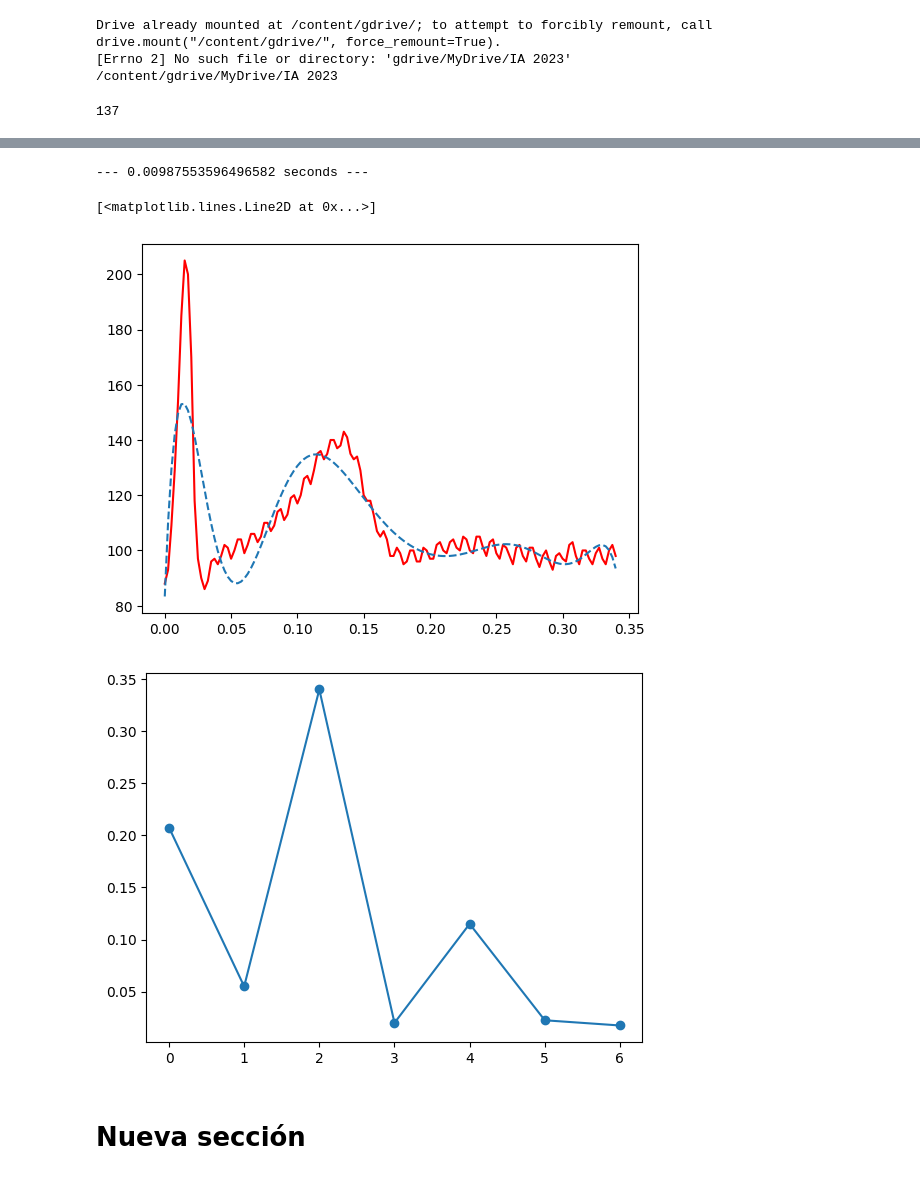
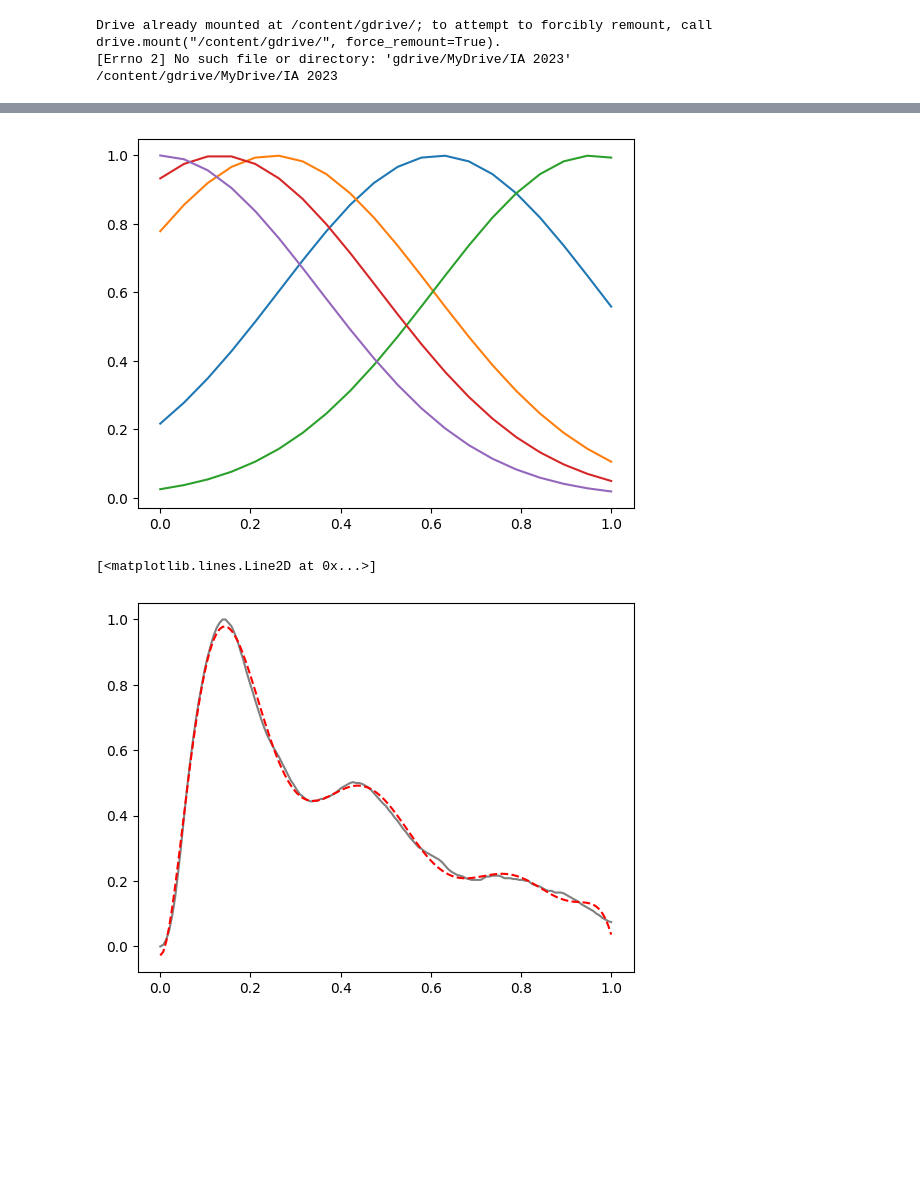
Before and after one commit to facundodelga/IA, a Jupyter notebook: Sugeno1.ipynb, the cells around one changed output, grey strips where cells are left out. Cells and saved outputs as stored; diff of their text form; code cells hidden in the pictures; blank space fills up the shorter version.

```diff
--- a/Sugeno1.ipynb
+++ b/Sugeno1.ipynb
@@ -203,5 +212,14 @@ class fis:
+# %%
+def normalizacion(data,min_val = 0,max_val = 1):
+    data_min = min(data)
+    data_max = max(data)
+
+    # Normaliza los datos al rango [min, max]
+    normalized_data = [min_val + ((max_val - min_val) * ((x - data_min) / (data_max - data_min))) for x in data]
+
+    return normalized_data
 # %%
-filename = "/content/gdrive/MyDrive/IA 2023/VDA/samplesVDA2.txt"
+filename = "/content/gdrive/MyDrive/IA 2023/VDA/samplesVDA3.txt"
 x_vda = []
 x_tiempo = []
 i = 0.0
@@ -211,34 +229,32 @@ with open(filename) as f:
     x_tiempo.append(0.0025 * i)
     i += 1
 
-  x_vda = np.array(x_vda)
-  x_tiempo = np.array(x_tiempo)
+#Normalizacion de datos
+x_vda = normalizacion(x_vda)
+x_tiempo = normalizacion(x_tiempo)
 
-f.close()
+#Convierto a array de numpy los datos
+x_vda = np.array(x_vda)
+x_tiempo = np.array(x_tiempo)
 
+#Grafico los datos
 plt.figure()
-print(len(x_vda))
-plt.plot(x_tiempo,x_vda,"r") #Gráfico de datos
-
+# print(len(x_vda))
+plt.plot(x_tiempo,x_vda,color = "red")
 plt.title("VDA")
 plt.show()
 
 data = np.vstack((x_tiempo, x_vda)).T
-fis2 = fis()
-fis2.genfis(data, 0.7,random.randrange(200)) #genero el modelo
+
+#Entrenamiento del modelo
+model = fis()
+mseList = []
+
+for i in range(500): #mejor fit en 80 repeticiones
+  radio =((i+1))/800
+  model.genfis(data,radio)
+  mseList.append(model.getMse())
 
 
-r = fis2.evalfis(np.vstack(x_tiempo)) #Esto no se que significa
-
-plt.figure()
-plt.plot(x_tiempo,x_vda,"r")
-plt.plot(x_tiempo,r,linestyle='--')
-
-plt.figure()
-plt.plot(fis2.rules, marker='o', linestyle='-') # Grafico las reglas???
-
-#plt.figure()
-#plt.plot(x_tiempo, fis2.mse, marker='o', linestyle='-')
-#plt.title('Evolución del MSE durante el entrenamiento')
+model.viewInputs()
 # %% [output]
-137
@@ -246,6 +262,10 @@ plt.plot(fis2.rules, marker='o', linestyle='-') # Grafico las reglas???
---- 0.00987553596496582 seconds ---
-[<matplotlib.lines.Line2D at 0x...>]
-[figure, old version]
+[figure, new version]
-[figure, removed]
-# %% [markdown]
-# Nueva sección
+# %%
+r = model.evalfis(np.vstack(x_tiempo))
+#print("regals ",len(fis2.rules))
+plt.figure()
+plt.plot(x_tiempo,x_vda,color = "grey")
+plt.plot(x_tiempo,r,linestyle='--', color = "red")
+# %% [output]
+[<matplotlib.lines.Line2D at 0x...>]
+[figure, added]
```
Also changed, not shown: parts of 6 cells of this notebook.
